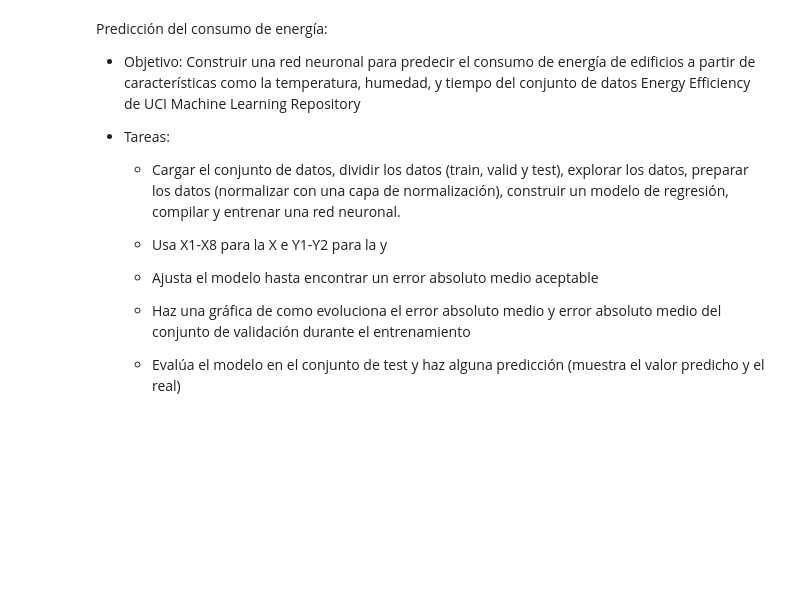
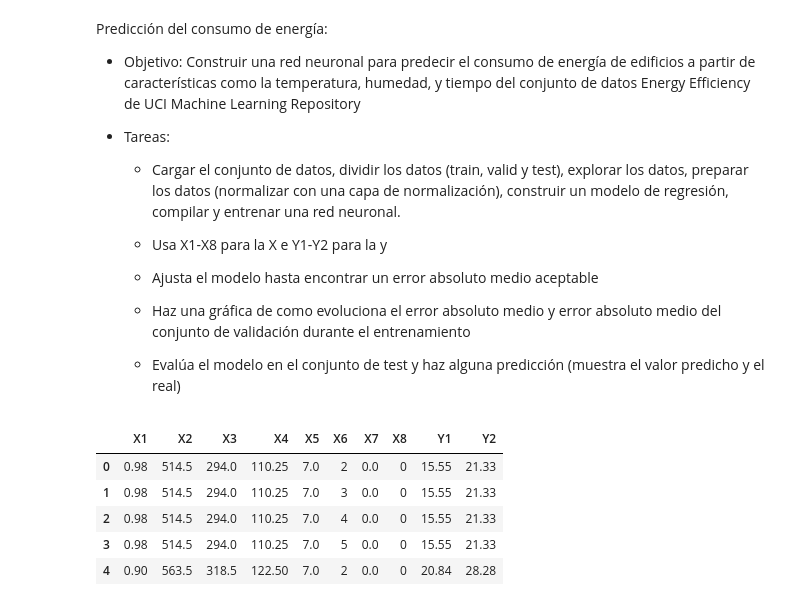
Before and after one commit to jonfdg9/IA, a Jupyter notebook: SAPA/Redes Neuronales/4_3Ejercicios.ipynb, the cells around one changed output. Saved outputs shown, nothing was run; the diff lists cells and outputs as text; code cells hidden in the pictures; blank space fills up the shorter version.

```diff
--- a/SAPA/Redes Neuronales/4_3Ejercicios.ipynb
+++ b/SAPA/Redes Neuronales/4_3Ejercicios.ipynb
@@ -305,3 +314,12 @@ Predicción del consumo de energía:
 # Descargar el conjunto de datos de eficiencia energética de UCI
 url = ("https://archive.ics.uci.edu/ml/machine-learning-databases/00242/ENB2012_data.xlsx")
 data = pd.read_excel(url)
+# %%
+data.head()
+# %% [output]
+|  | X1 | X2 | X3 | X4 | X5 | X6 | X7 | X8 | Y1 | Y2 |
+| 0 | 0.98 | 514.5 | 294.0 | 110.25 | 7.0 | 2 | 0.0 | 0 | 15.55 | 21.33 |
+| 1 | 0.98 | 514.5 | 294.0 | 110.25 | 7.0 | 3 | 0.0 | 0 | 15.55 | 21.33 |
+| 2 | 0.98 | 514.5 | 294.0 | 110.25 | 7.0 | 4 | 0.0 | 0 | 15.55 | 21.33 |
+| 3 | 0.98 | 514.5 | 294.0 | 110.25 | 7.0 | 5 | 0.0 | 0 | 15.55 | 21.33 |
+| 4 | 0.90 | 563.5 | 318.5 | 122.50 | 7.0 | 2 | 0.0 | 0 | 20.84 | 28.28 |
```
Also changed, not shown: parts of 7 cells of this notebook.
